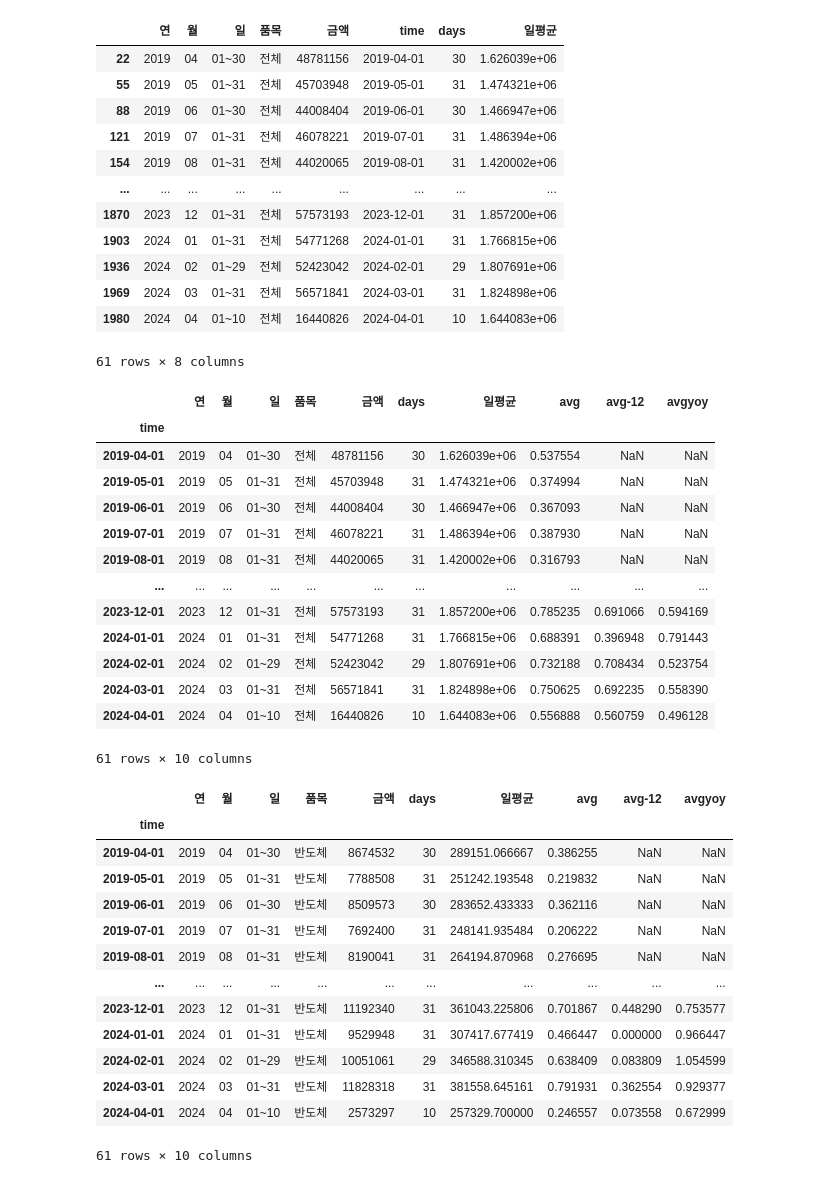
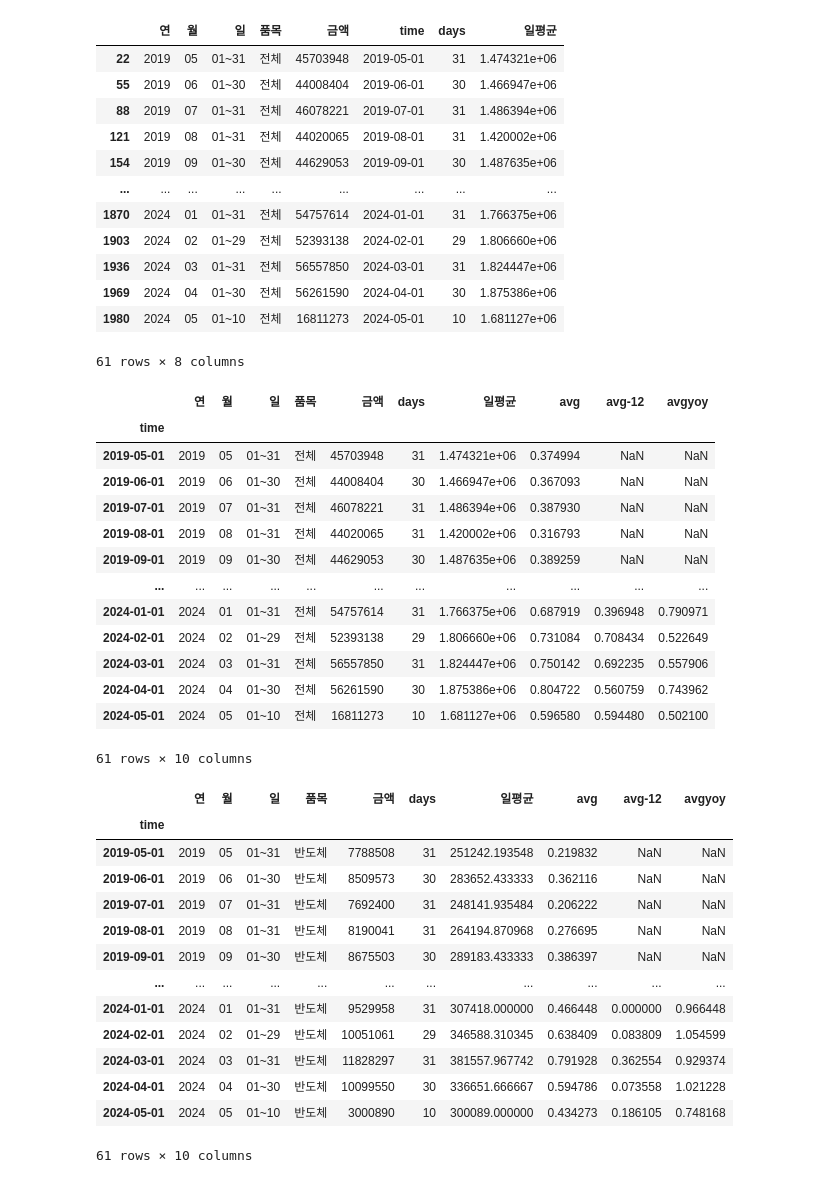
Before and after one commit to birdblues/exchageRate, a Jupyter notebook: Economic_Indicators/일평균수출액.ipynb, the cells around one changed output. Drawn from its saved outputs; the diff is of its cells as text; code cells hidden in the pictures.

```diff
--- a/Economic_Indicators/일평균수출액.ipynb
+++ b/Economic_Indicators/일평균수출액.ipynb
@@ -9,45 +9,45 @@ scaler = MinMaxScaler()
 def calculate_days(date_range):
     start_date, end_date = date_range.split('~')
     start_date = datetime.strptime(start_date, "%d")
     end_date = datetime.strptime(end_date, "%d")
     return (end_date - start_date).days + 1
 
-data = pd.read_csv("export_20240411.csv", dtype={'연': str, '월': str, '일': str})
+data = pd.read_csv("export_20240514.csv", dtype={'연': str, '월': str, '일': str})
 data['time'] = data['연'] + '-' + data['월']
 
 # 'days' 컬럼 추가
 data['days'] = data['일'].apply(calculate_days)
 data['일평균'] = data['금액'] / data['days']
 
 # 'time' 컬럼을 datetime으로 변환
 data['time'] = pd.to_datetime(data['time'], format='%Y-%m')
 
 # print(data)
 
 all = data[data['품목'] == '전체']
 semi = data[data['품목'] == '반도체']
 
 # 각 그룹에서 'days'가 가장 큰 행만 남깁니다.
 all_max_days = all.groupby(all.time)['days'].idxmax()
 semi_max_days = semi.groupby(semi.time)['days'].idxmax()
 
 # 'days'가 가장 큰 행만 필터링
 filtered_all = all.loc[all_max_days]
 filtered_semi = semi.loc[semi_max_days]
 filtered_all
 # %% [output]
 |  | 연 | 월 | 일 | 품목 | 금액 | time | days | 일평균 |
-| 22 | 2019 | 04 | 01~30 | 전체 | 48781156 | 2019-04-01 | 30 | 1.626039e+06 |
-| 55 | 2019 | 05 | 01~31 | 전체 | 45703948 | 2019-05-01 | 31 | 1.474321e+06 |
-| 88 | 2019 | 06 | 01~30 | 전체 | 44008404 | 2019-06-01 | 30 | 1.466947e+06 |
-| 121 | 2019 | 07 | 01~31 | 전체 | 46078221 | 2019-07-01 | 31 | 1.486394e+06 |
-| 154 | 2019 | 08 | 01~31 | 전체 | 44020065 | 2019-08-01 | 31 | 1.420002e+06 |
+| 22 | 2019 | 05 | 01~31 | 전체 | 45703948 | 2019-05-01 | 31 | 1.474321e+06 |
+| 55 | 2019 | 06 | 01~30 | 전체 | 44008404 | 2019-06-01 | 30 | 1.466947e+06 |
+| 88 | 2019 | 07 | 01~31 | 전체 | 46078221 | 2019-07-01 | 31 | 1.486394e+06 |
+| 121 | 2019 | 08 | 01~31 | 전체 | 44020065 | 2019-08-01 | 31 | 1.420002e+06 |
+| 154 | 2019 | 09 | 01~30 | 전체 | 44629053 | 2019-09-01 | 30 | 1.487635e+06 |
 | ... | ... | ... | ... | ... | ... | ... | ... | ... |
-| 1870 | 2023 | 12 | 01~31 | 전체 | 57573193 | 2023-12-01 | 31 | 1.857200e+06 |
-| 1903 | 2024 | 01 | 01~31 | 전체 | 54771268 | 2024-01-01 | 31 | 1.766815e+06 |
-| 1936 | 2024 | 02 | 01~29 | 전체 | 52423042 | 2024-02-01 | 29 | 1.807691e+06 |
-| 1969 | 2024 | 03 | 01~31 | 전체 | 56571841 | 2024-03-01 | 31 | 1.824898e+06 |
-| 1980 | 2024 | 04 | 01~10 | 전체 | 16440826 | 2024-04-01 | 10 | 1.644083e+06 |
+| 1870 | 2024 | 01 | 01~31 | 전체 | 54757614 | 2024-01-01 | 31 | 1.766375e+06 |
+| 1903 | 2024 | 02 | 01~29 | 전체 | 52393138 | 2024-02-01 | 29 | 1.806660e+06 |
+| 1936 | 2024 | 03 | 01~31 | 전체 | 56557850 | 2024-03-01 | 31 | 1.824447e+06 |
+| 1969 | 2024 | 04 | 01~30 | 전체 | 56261590 | 2024-04-01 | 30 | 1.875386e+06 |
+| 1980 | 2024 | 05 | 01~10 | 전체 | 16811273 | 2024-05-01 | 10 | 1.681127e+06 |
 61 rows × 8 columns
 # %%
 # '품목'이 '전체'인 데이터만 필터링
@@ -61,17 +61,17 @@ data
 # %% [output]
 |  | 연 | 월 | 일 | 품목 | 금액 | days | 일평균 | avg | avg-12 | avgyoy |
 | time |  |  |  |  |  |  |  |  |  |  |
-| 2019-04-01 | 2019 | 04 | 01~30 | 전체 | 48781156 | 30 | 1.626039e+06 | 0.537554 | NaN | NaN |
 | 2019-05-01 | 2019 | 05 | 01~31 | 전체 | 45703948 | 31 | 1.474321e+06 | 0.374994 | NaN | NaN |
 | 2019-06-01 | 2019 | 06 | 01~30 | 전체 | 44008404 | 30 | 1.466947e+06 | 0.367093 | NaN | NaN |
 | 2019-07-01 | 2019 | 07 | 01~31 | 전체 | 46078221 | 31 | 1.486394e+06 | 0.387930 | NaN | NaN |
 | 2019-08-01 | 2019 | 08 | 01~31 | 전체 | 44020065 | 31 | 1.420002e+06 | 0.316793 | NaN | NaN |
+| 2019-09-01 | 2019 | 09 | 01~30 | 전체 | 44629053 | 30 | 1.487635e+06 | 0.389259 | NaN | NaN |
 | ... | ... | ... | ... | ... | ... | ... | ... | ... | ... | ... |
-| 2023-12-01 | 2023 | 12 | 01~31 | 전체 | 57573193 | 31 | 1.857200e+06 | 0.785235 | 0.691066 | 0.594169 |
-| 2024-01-01 | 2024 | 01 | 01~31 | 전체 | 54771268 | 31 | 1.766815e+06 | 0.688391 | 0.396948 | 0.791443 |
-| 2024-02-01 | 2024 | 02 | 01~29 | 전체 | 52423042 | 29 | 1.807691e+06 | 0.732188 | 0.708434 | 0.523754 |
-| 2024-03-01 | 2024 | 03 | 01~31 | 전체 | 56571841 | 31 | 1.824898e+06 | 0.750625 | 0.692235 | 0.558390 |
-| 2024-04-01 | 2024 | 04 | 01~10 | 전체 | 16440826 | 10 | 1.644083e+06 | 0.556888 | 0.560759 | 0.496128 |
+| 2024-01-01 | 2024 | 01 | 01~31 | 전체 | 54757614 | 31 | 1.766375e+06 | 0.687919 | 0.396948 | 0.790971 |
+| 2024-02-01 | 2024 | 02 | 01~29 | 전체 | 52393138 | 29 | 1.806660e+06 | 0.731084 | 0.708434 | 0.522649 |
+| 2024-03-01 | 2024 | 03 | 01~31 | 전체 | 56557850 | 31 | 1.824447e+06 | 0.750142 | 0.692235 | 0.557906 |
+| 2024-04-01 | 2024 | 04 | 01~30 | 전체 | 56261590 | 30 | 1.875386e+06 | 0.804722 | 0.560759 | 0.743962 |
+| 2024-05-01 | 2024 | 05 | 01~10 | 전체 | 16811273 | 10 | 1.681127e+06 | 0.596580 | 0.594480 | 0.502100 |
 61 rows × 10 columns
 # %%
 
@@ -86,16 +86,16 @@ semi
 # %% [output]
 |  | 연 | 월 | 일 | 품목 | 금액 | days | 일평균 | avg | avg-12 | avgyoy |
 | time |  |  |  |  |  |  |  |  |  |  |
-| 2019-04-01 | 2019 | 04 | 01~30 | 반도체 | 8674532 | 30 | 289151.066667 | 0.386255 | NaN | NaN |
 | 2019-05-01 | 2019 | 05 | 01~31 | 반도체 | 7788508 | 31 | 251242.193548 | 0.219832 | NaN | NaN |
 | 2019-06-01 | 2019 | 06 | 01~30 | 반도체 | 8509573 | 30 | 283652.433333 | 0.362116 | NaN | NaN |
 | 2019-07-01 | 2019 | 07 | 01~31 | 반도체 | 7692400 | 31 | 248141.935484 | 0.206222 | NaN | NaN |
 | 2019-08-01 | 2019 | 08 | 01~31 | 반도체 | 8190041 | 31 | 264194.870968 | 0.276695 | NaN | NaN |
+| 2019-09-01 | 2019 | 09 | 01~30 | 반도체 | 8675503 | 30 | 289183.433333 | 0.386397 | NaN | NaN |
 | ... | ... | ... | ... | ... | ... | ... | ... | ... | ... | ... |
-| 2023-12-01 | 2023 | 12 | 01~31 | 반도체 | 11192340 | 31 | 361043.225806 | 0.701867 | 0.448290 | 0.753577 |
-| 2024-01-01 | 2024 | 01 | 01~31 | 반도체 | 9529948 | 31 | 307417.677419 | 0.466447 | 0.000000 | 0.966447 |
+| 2024-01-01 | 2024 | 01 | 01~31 | 반도체 | 9529958 | 31 | 307418.000000 | 0.466448 | 0.000000 | 0.966448 |
 | 2024-02-01 | 2024 | 02 | 01~29 | 반도체 | 10051061 | 29 | 346588.310345 | 0.638409 | 0.083809 | 1.054599 |
-| 2024-03-01 | 2024 | 03 | 01~31 | 반도체 | 11828318 | 31 | 381558.645161 | 0.791931 | 0.362554 | 0.929377 |
-| 2024-04-01 | 2024 | 04 | 01~10 | 반도체 | 2573297 | 10 | 257329.700000 | 0.246557 | 0.073558 | 0.672999 |
+| 2024-03-01 | 2024 | 03 | 01~31 | 반도체 | 11828297 | 31 | 381557.967742 | 0.791928 | 0.362554 | 0.929374 |
+| 2024-04-01 | 2024 | 04 | 01~30 | 반도체 | 10099550 | 30 | 336651.666667 | 0.594786 | 0.073558 | 1.021228 |
+| 2024-05-01 | 2024 | 05 | 01~10 | 반도체 | 3000890 | 10 | 300089.000000 | 0.434273 | 0.186105 | 0.748168 |
 61 rows × 10 columns
 # %%
```
Also changed, not shown: parts of 3 cells of this notebook, 4 other files.
